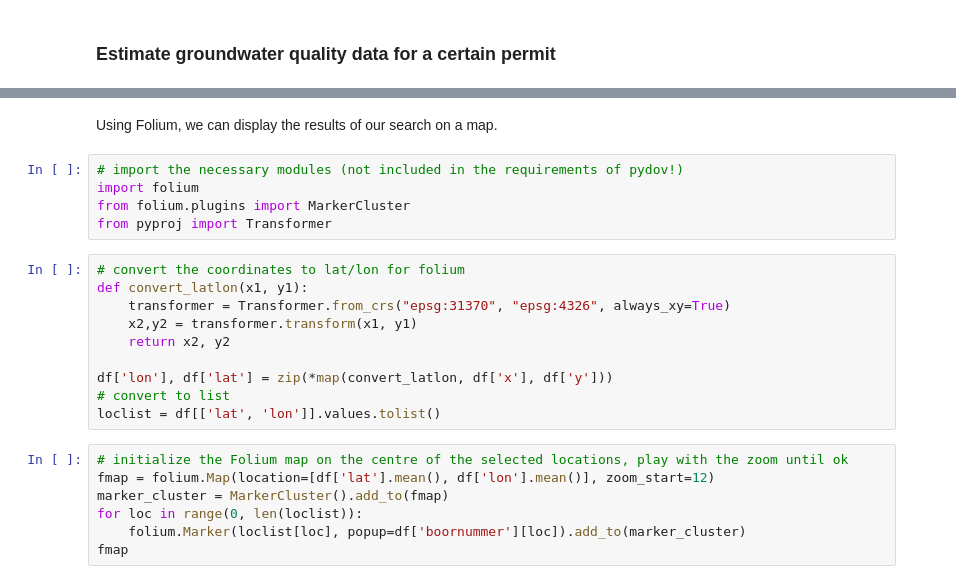
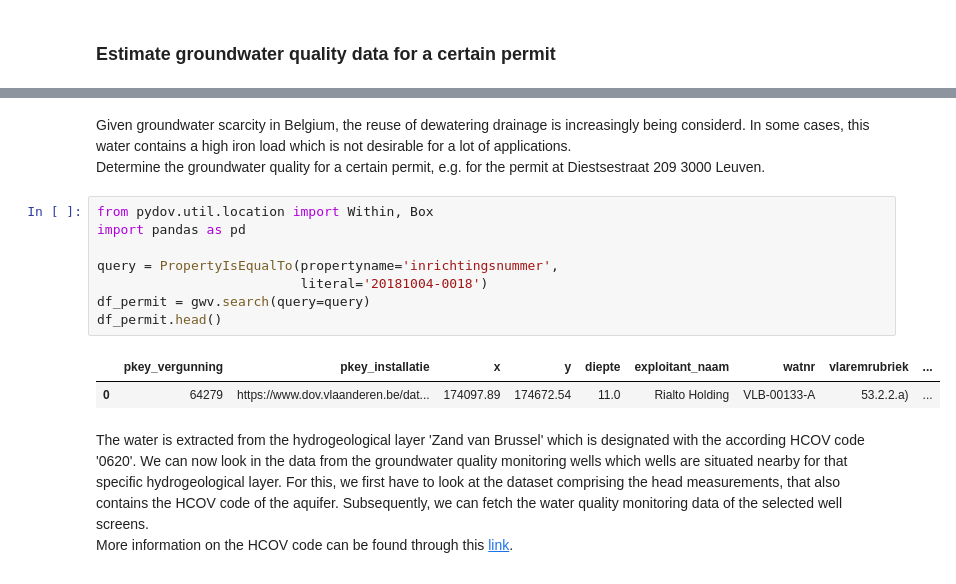
Before and after one commit to DOV-Vlaanderen/pydov, a Jupyter notebook: docs/notebooks/search_gw_permits.ipynb, the cells around one changed output, grey strips where cells are left out. Saved outputs shown, nothing was run; the diff lists cells and outputs as text.

```diff
--- a/docs/notebooks/search_gw_permits.ipynb
+++ b/docs/notebooks/search_gw_permits.ipynb
@@ -435,24 +221,17 @@ df_gwq_n.head()
-# %% [markdown]
-Using Folium, we can display the results of our search on a map.
-# %%
-# import the necessary modules (not included in the requirements of pydov!)
-import folium
-from folium.plugins import MarkerCluster
-from pyproj import Transformer
-# %%
-# convert the coordinates to lat/lon for folium
-def convert_latlon(x1, y1):
-    transformer = Transformer.from_crs("epsg:31370", "epsg:4326", always_xy=True)
-    x2,y2 = transformer.transform(x1, y1)
-    return x2, y2
-
-df['lon'], df['lat'] = zip(*map(convert_latlon, df['x'], df['y']))
-# convert to list
-loclist = df[['lat', 'lon']].values.tolist()
-# %%
-# initialize the Folium map on the centre of the selected locations, play with the zoom until ok
-fmap = folium.Map(location=[df['lat'].mean(), df['lon'].mean()], zoom_start=12)
-marker_cluster = MarkerCluster().add_to(fmap)
-for loc in range(0, len(loclist)):
-    folium.Marker(loclist[loc], popup=df['boornummer'][loc]).add_to(marker_cluster)
-fmap
+# %% [markdown]
+Given groundwater scarcity in Belgium, the reuse of dewatering drainage is increasingly being considerd. In some cases, this water contains a high iron load which is not desirable for a lot of applications.
+Determine the groundwater quality for a certain permit, e.g. for the permit at Diestsestraat 209 3000 Leuven.
+# %%
+from pydov.util.location import Within, Box
+import pandas as pd
+
+query = PropertyIsEqualTo(propertyname='inrichtingsnummer',
+                          literal='20181004-0018')
+df_permit = gwv.search(query=query)
+df_permit.head()
+# %% [output]
+|  | pkey_vergunning | pkey_installatie | x | y | diepte | exploitant_naam | watnr | vlaremrubriek | ... |
+| 0 | 64279 | https://www.dov.vlaanderen.be/dat... | 174097.89 | 174672.54 | 11.0 | Rialto Holding | VLB-00133-A | 53.2.2.a) | ... |
+# %% [markdown]
+The water is extracted from the hydrogeological layer 'Zand van Brussel' which is designated with the according HCOV code '0620'. We can now look in the data from the groundwater quality monitoring wells which wells are situated nearby for that specific hydrogeological layer. For this, we first have to look at the dataset comprising the head measurements, that also contains the HCOV code of the aquifer. Subsequently, we can fetch the water quality monitoring data of the selected well screens.
+More information on the HCOV code can be found through this [link](https://www.dov.vlaanderen.be/index.php/page/hcov-kartering).
```
Also changed, not shown: parts of 41 cells of this notebook.
